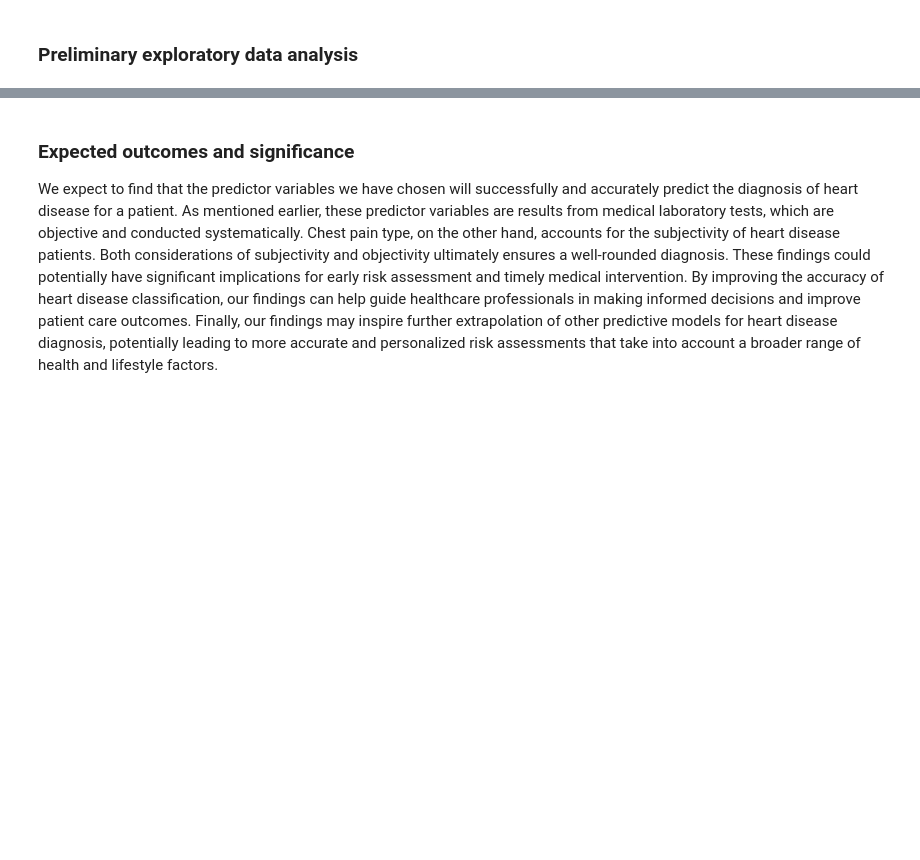
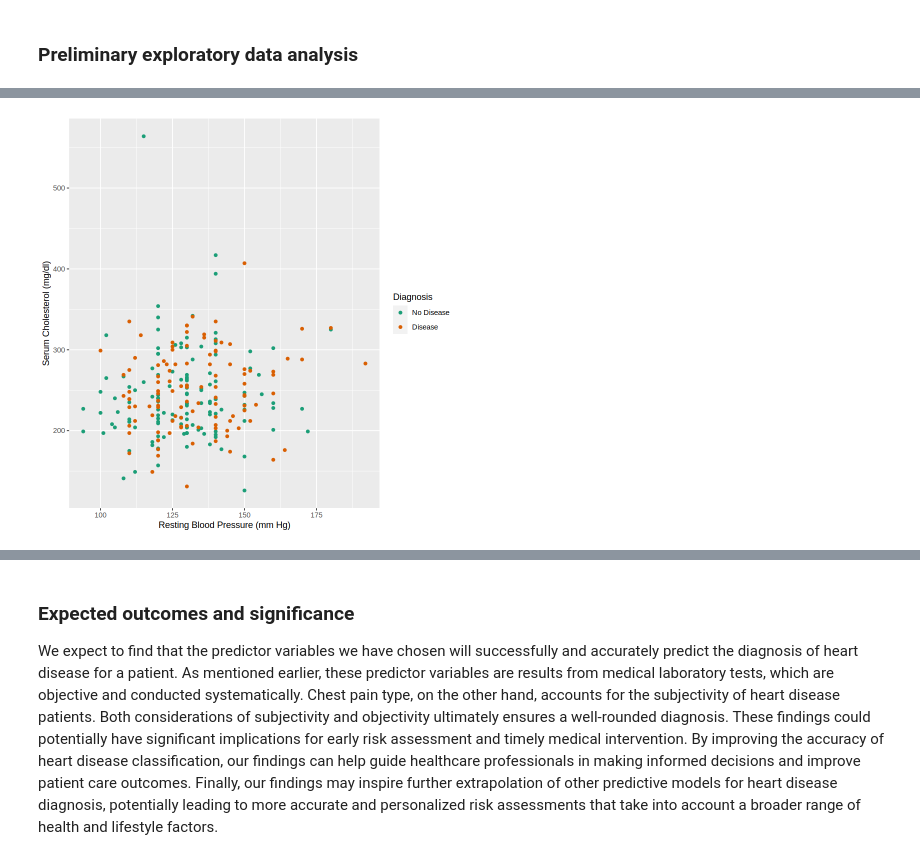
Before and after one commit to altarrok/dsci-100-2023w1-group-44, a Jupyter notebook: proposal.ipynb, the cells around one changed output, grey strips where cells are left out. Saved outputs shown, nothing was run; the diff lists cells and outputs as text; code cells hidden in the pictures; blank space fills up the shorter version.

```diff
--- a/proposal.ipynb
+++ b/proposal.ipynb
@@ -17,5 +35,6 @@ our_col_names <- c("age", "sex", "cp", "trestbps", "chol", "fbs", "restecg", "th
 
 # reading in our data and storing as an object
 heart_data <- read_csv("data/processed.cleveland.data", col_names = our_col_names) |>
-    select(cp, trestbps, chol, fbs, restecg, num)
-heart_data
+    select(cp, trestbps, chol, fbs, restecg, num) |>
+    mutate(num = ifelse(num %in% c(1, 2, 3, 4), 1, num))
+head(heart_data)
@@ -90,0 +95,10 @@ cat_restecg
+# %%
+visulization1 <- train_data |>
+    ggplot(aes(x=trestbps,  y=chol, colour= as_factor(num))) +
+    geom_point() +
+    labs(x="Resting Blood Pressure (mm Hg)", y="Serum Cholesterol (mg/dl)", colour = "Diagnosis") +
+    scale_color_brewer(palette = "Dark2", labels=c("No Disease", "Disease"))
+
+visulization1
+# %% [output]
+[figure, added]
```
Also changed, not shown: parts of 9 cells of this notebook.
